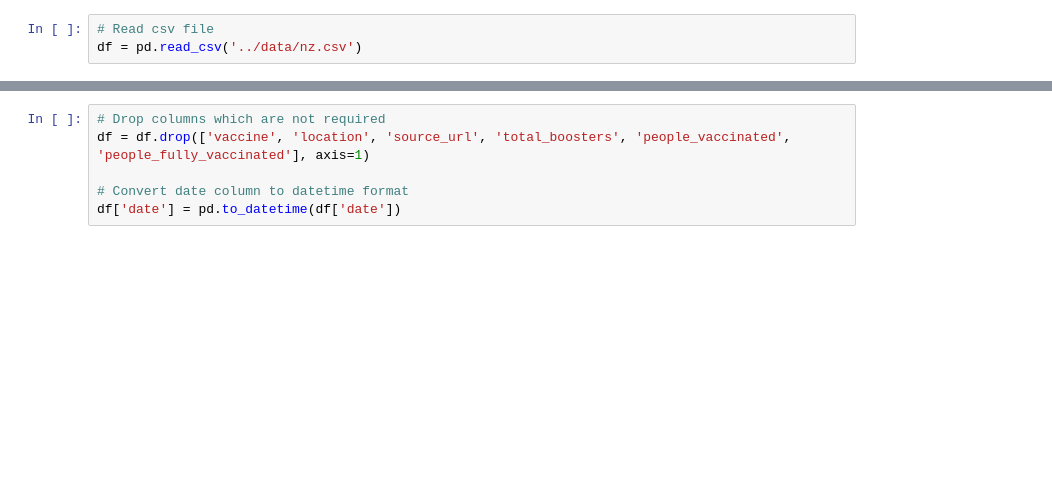
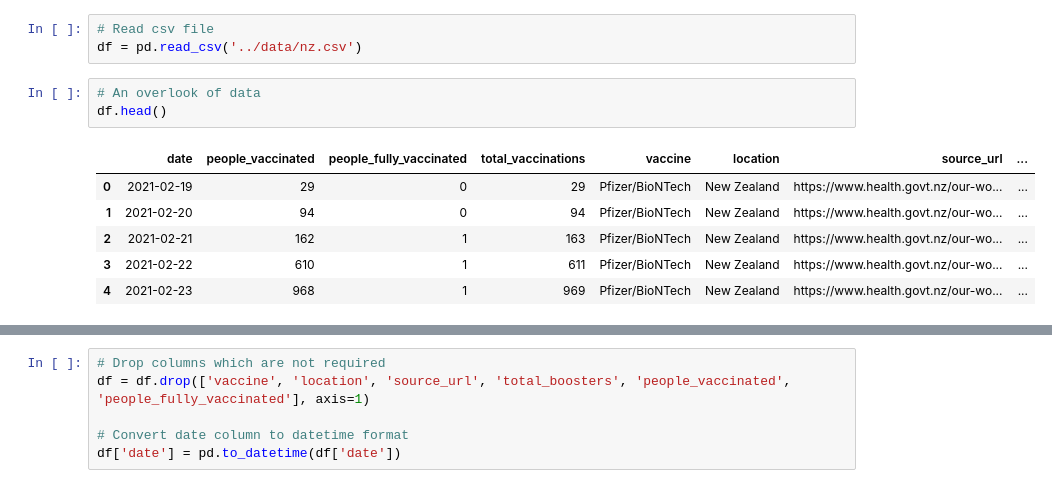
Before and after one commit to Subrahmanyajoshi/Covid-Vaccinations-Prediction, a Jupyter notebook: predictors/ARIMA.ipynb, the cells around one changed output, grey strips where cells are left out. Drawn from its saved outputs; the diff is of its cells as text; blank space fills up the shorter version.

```diff
--- a/predictors/ARIMA.ipynb
+++ b/predictors/ARIMA.ipynb
@@ -10,3 +10,13 @@ from datetime import timedelta
 # %%
 # Read csv file
 df = pd.read_csv('../data/nz.csv')
+# %%
+# An overlook of data
+df.head()
+# %% [output]
+|  | date | people_vaccinated | people_fully_vaccinated | total_vaccinations | vaccine | location | source_url | ... |
+| 0 | 2021-02-19 | 29 | 0 | 29 | Pfizer/BioNTech | New Zealand | https://www.health.govt.nz/our-wo... | ... |
+| 1 | 2021-02-20 | 94 | 0 | 94 | Pfizer/BioNTech | New Zealand | https://www.health.govt.nz/our-wo... | ... |
+| 2 | 2021-02-21 | 162 | 1 | 163 | Pfizer/BioNTech | New Zealand | https://www.health.govt.nz/our-wo... | ... |
+| 3 | 2021-02-22 | 610 | 1 | 611 | Pfizer/BioNTech | New Zealand | https://www.health.govt.nz/our-wo... | ... |
+| 4 | 2021-02-23 | 968 | 1 | 969 | Pfizer/BioNTech | New Zealand | https://www.health.govt.nz/our-wo... | ... |
```
Also changed, not shown: parts of 6 cells of this notebook, 1 other file.
